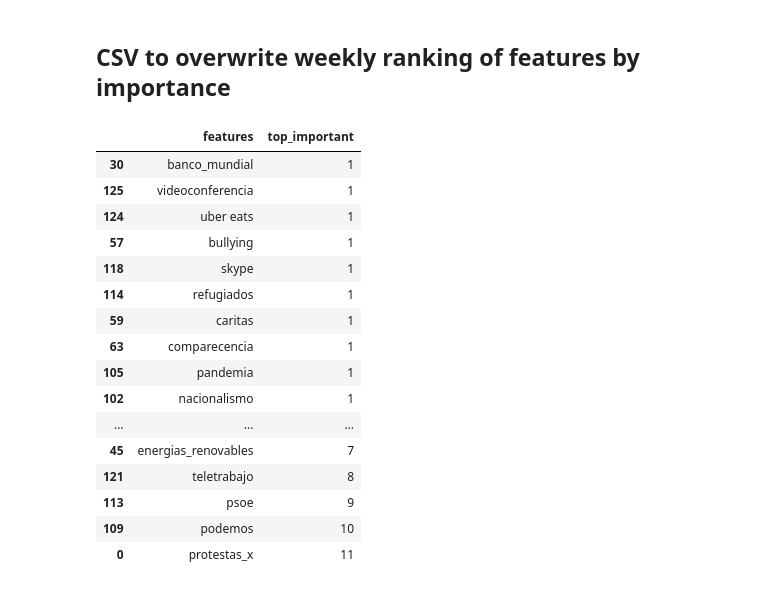
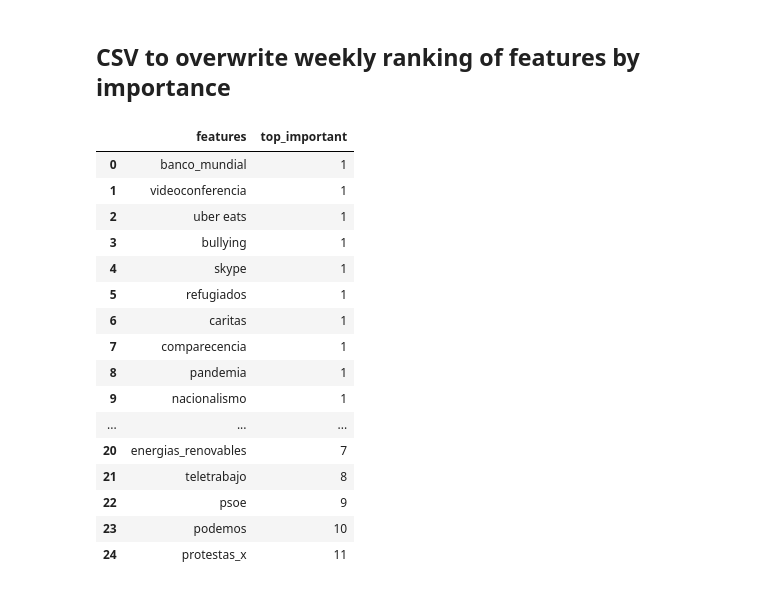
Before and after one commit to albertovpd/automated_ML_regression, a Jupyter notebook: how_to-3-ml_regression.ipynb, the cells around one changed output. Saved outputs shown, nothing was run; the diff lists cells and outputs as text; code cells hidden in the pictures.

```diff
--- a/how_to-3-ml_regression.ipynb
+++ b/how_to-3-ml_regression.ipynb
@@ -114,27 +118,28 @@ score
 # %%
 features=pd.DataFrame()
 features["features"]=X.columns
 features["top_important"]=rfecv.ranking_
 features.sort_values(by=["top_important"], inplace=True)
+features.reset_index(drop=True, inplace=True)
 features.to_csv("input/ranking_of_features.csv")
 features.head(25)
 # Ranking of how important are the following keywords to infer in Google searches in Spain
 # the keyword "unemployment"
 # %% [output]
 |  | features | top_important |
-| 30 | banco_mundial | 1 |
-| 125 | videoconferencia | 1 |
-| 124 | uber eats | 1 |
-| 57 | bullying | 1 |
-| 118 | skype | 1 |
-| 114 | refugiados | 1 |
-| 59 | caritas | 1 |
-| 63 | comparecencia | 1 |
-| 105 | pandemia | 1 |
-| 102 | nacionalismo | 1 |
+| 0 | banco_mundial | 1 |
+| 1 | videoconferencia | 1 |
+| 2 | uber eats | 1 |
+| 3 | bullying | 1 |
+| 4 | skype | 1 |
+| 5 | refugiados | 1 |
+| 6 | caritas | 1 |
+| 7 | comparecencia | 1 |
+| 8 | pandemia | 1 |
+| 9 | nacionalismo | 1 |
 | ... | ... | ... |
-| 45 | energias_renovables | 7 |
-| 121 | teletrabajo | 8 |
-| 113 | psoe | 9 |
-| 109 | podemos | 10 |
-| 0 | protestas_x | 11 |
+| 20 | energias_renovables | 7 |
+| 21 | teletrabajo | 8 |
+| 22 | psoe | 9 |
+| 23 | podemos | 10 |
+| 24 | protestas_x | 11 |
```
Also changed, not shown: parts of 6 cells of this notebook.
